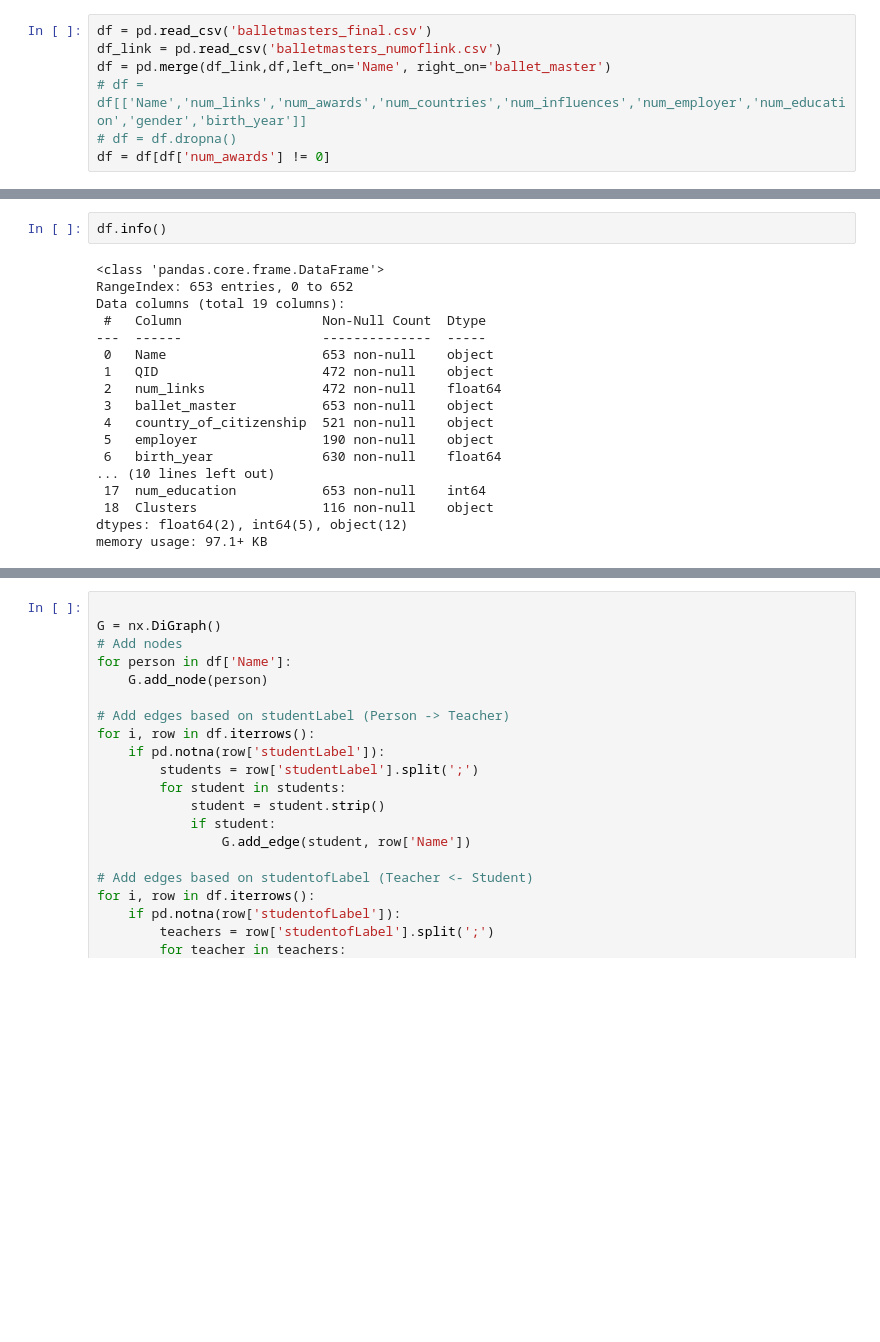
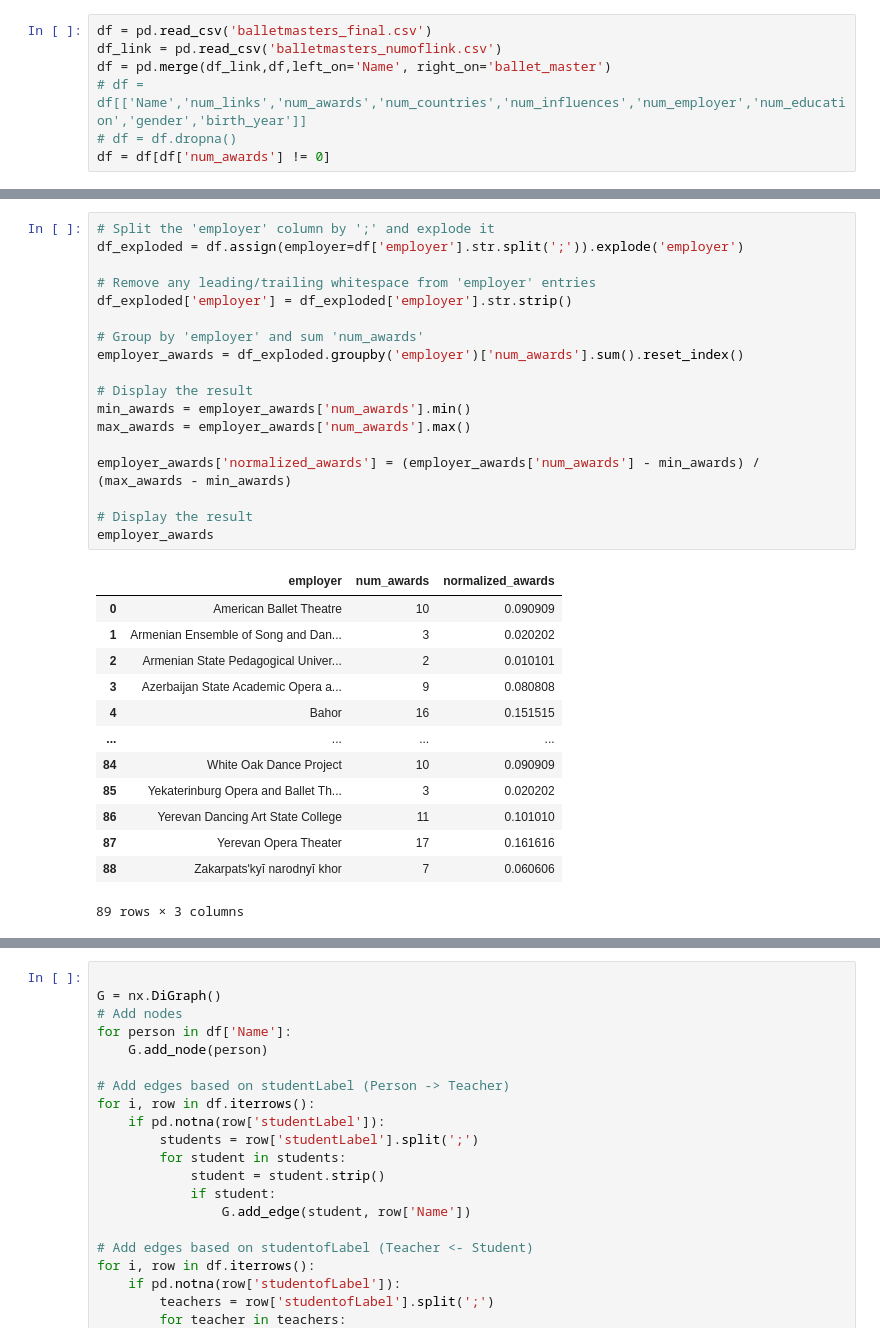
Before and after one commit to qandela/balletmaster, a Jupyter notebook: analyze.ipynb, the cells around one changed output, grey strips where cells are left out. Saved outputs shown, nothing was run; the diff lists cells and outputs as text; blank space fills up the shorter version.

```diff
--- a/analyze.ipynb
+++ b/analyze.ipynb
@@ -33,20 +17,32 @@ df
-# %%
-df.info()
-# %% [output]
-<class 'pandas.core.frame.DataFrame'>
-RangeIndex: 653 entries, 0 to 652
-Data columns (total 19 columns):
- #   Column                  Non-Null Count  Dtype
----  ------                  --------------  -----
- 0   Name                    653 non-null    object
- 1   QID                     472 non-null    object
- 2   num_links               472 non-null    float64
- 3   ballet_master           653 non-null    object
- 4   country_of_citizenship  521 non-null    object
- 5   employer                190 non-null    object
- 6   birth_year              630 non-null    float64
-... (10 lines left out)
- 17  num_education           653 non-null    int64
- 18  Clusters                116 non-null    object
-dtypes: float64(2), int64(5), object(12)
-memory usage: 97.1+ KB
+# %%
+# Split the 'employer' column by ';' and explode it
+df_exploded = df.assign(employer=df['employer'].str.split(';')).explode('employer')
+
+# Remove any leading/trailing whitespace from 'employer' entries
+df_exploded['employer'] = df_exploded['employer'].str.strip()
+
+# Group by 'employer' and sum 'num_awards'
+employer_awards = df_exploded.groupby('employer')['num_awards'].sum().reset_index()
+
+# Display the result
+min_awards = employer_awards['num_awards'].min()
+max_awards = employer_awards['num_awards'].max()
+
+employer_awards['normalized_awards'] = (employer_awards['num_awards'] - min_awards) / (max_awards - min_awards)
+
+# Display the result
+employer_awards
+# %% [output]
+|  | employer | num_awards | normalized_awards |
+| 0 | American Ballet Theatre | 10 | 0.090909 |
+| 1 | Armenian Ensemble of Song and Dan... | 3 | 0.020202 |
+| 2 | Armenian State Pedagogical Univer... | 2 | 0.010101 |
+| 3 | Azerbaijan State Academic Opera a... | 9 | 0.080808 |
+| 4 | Bahor | 16 | 0.151515 |
+| ... | ... | ... | ... |
+| 84 | White Oak Dance Project | 10 | 0.090909 |
+| 85 | Yekaterinburg Opera and Ballet Th... | 3 | 0.020202 |
+| 86 | Yerevan Dancing Art State College | 11 | 0.101010 |
+| 87 | Yerevan Opera Theater | 17 | 0.161616 |
+| 88 | Zakarpatsʹkyĭ narodnyĭ khor | 7 | 0.060606 |
+89 rows × 3 columns
```
Also changed, not shown: parts of 9 cells of this notebook.
